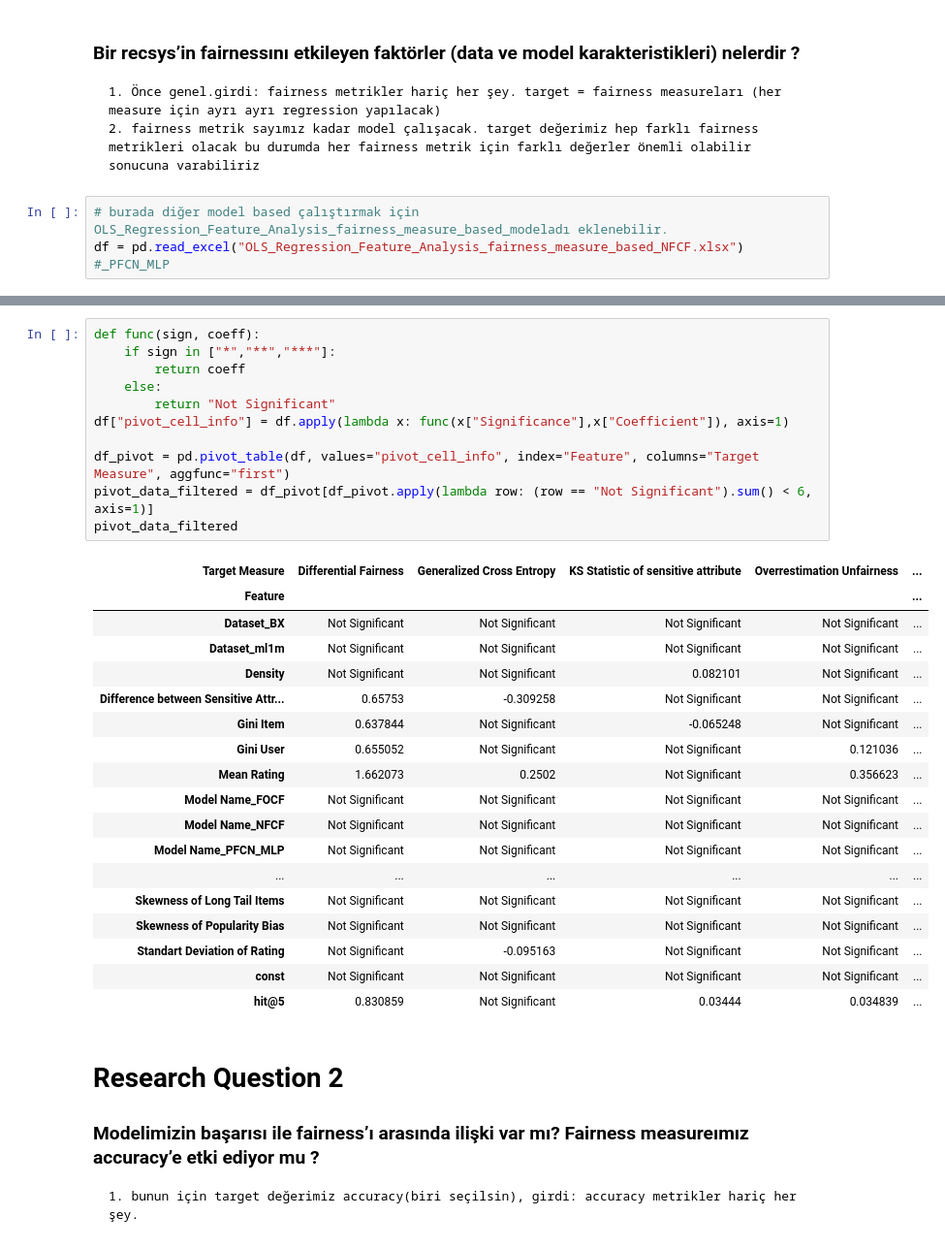
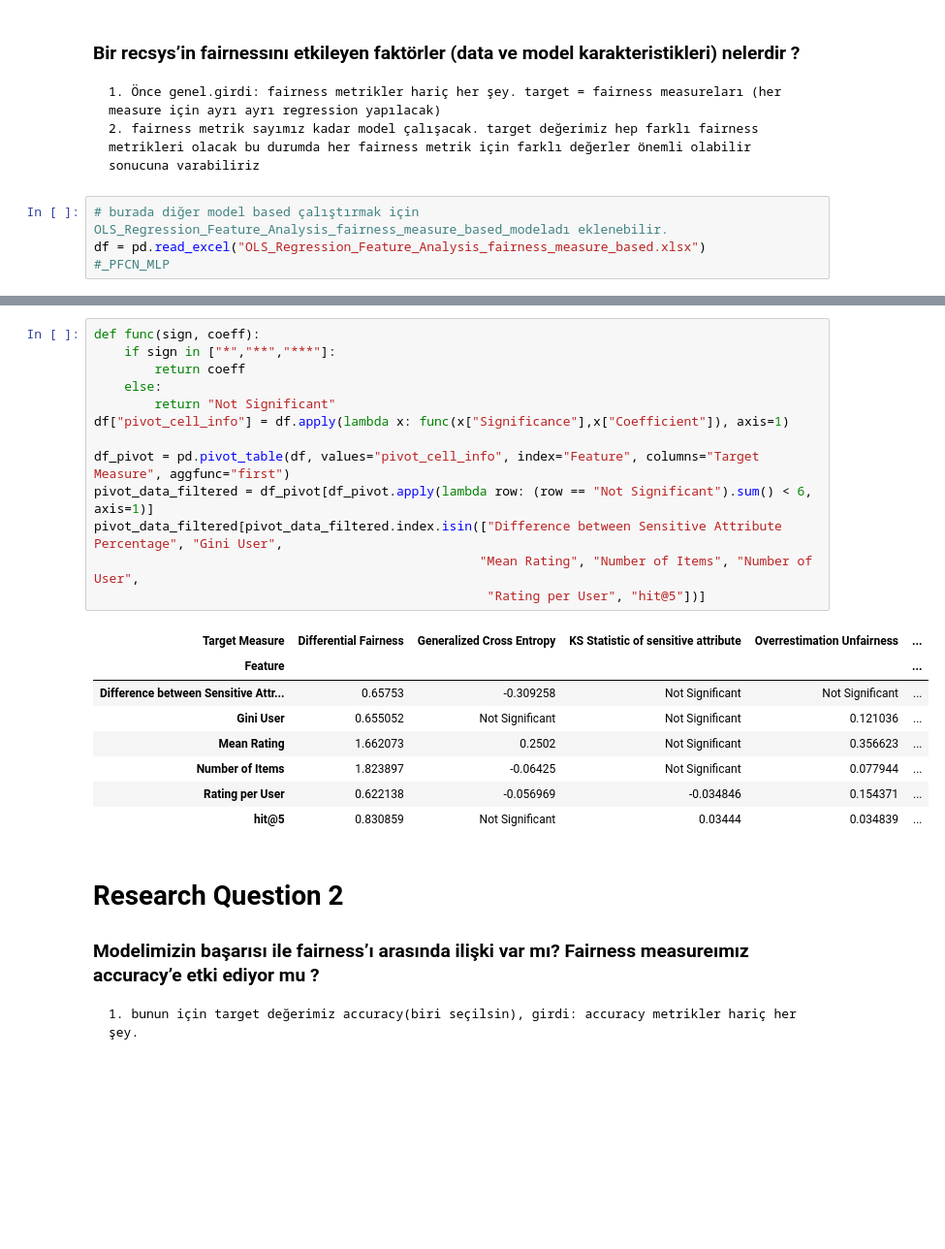
Before and after one commit to ITU-ILAP/RecBole-FairRec-Comparison-Tool, a Jupyter notebook: evaluation/regression_analysis.ipynb, the cells around one changed output, grey strips where cells are left out. Shown at 97% size. Saved outputs shown, nothing was run; the diff lists cells and outputs as text; blank space fills up the shorter version.

```diff
--- a/evaluation/regression_analysis.ipynb
+++ b/evaluation/regression_analysis.ipynb
@@ -44,5 +41,5 @@ df_regression
     2. fairness metrik sayımız kadar model çalışacak. target değerimiz hep farklı fairness metrikleri olacak bu durumda her fairness metrik için farklı değerler önemli olabilir sonucuna varabiliriz
 # %%
 # burada diğer model based çalıştırmak için OLS_Regression_Feature_Analysis_fairness_measure_based_modeladı eklenebilir.
-df = pd.read_excel("OLS_Regression_Feature_Analysis_fairness_measure_based_NFCF.xlsx")
+df = pd.read_excel("OLS_Regression_Feature_Analysis_fairness_measure_based.xlsx")
 #_PFCN_MLP
@@ -133,32 +130,24 @@ importance_analysis_with_significance
 # %%
 def func(sign, coeff):
     if sign in ["*","**","***"]:
         return coeff
     else:
         return "Not Significant"
 df["pivot_cell_info"] = df.apply(lambda x: func(x["Significance"],x["Coefficient"]), axis=1)
 
 df_pivot = pd.pivot_table(df, values="pivot_cell_info", index="Feature", columns="Target Measure", aggfunc="first")
 pivot_data_filtered = df_pivot[df_pivot.apply(lambda row: (row == "Not Significant").sum() < 6, axis=1)]
-pivot_data_filtered
+pivot_data_filtered[pivot_data_filtered.index.isin(["Difference between Sensitive Attribute Percentage", "Gini User",
+                                                   "Mean Rating", "Number of Items", "Number of User",
+                                                    "Rating per User", "hit@5"])]
 # %% [output]
 | Target Measure | Differential Fairness | Generalized Cross Entropy | KS Statistic of sensitive attribute | Overrestimation Unfairness | ... |
 | Feature |  |  |  |  | ... |
-| Dataset_BX | Not Significant | Not Significant | Not Significant | Not Significant | ... |
-| Dataset_ml1m | Not Significant | Not Significant | Not Significant | Not Significant | ... |
-| Density | Not Significant | Not Significant | 0.082101 | Not Significant | ... |
 | Difference between Sensitive Attr... | 0.65753 | -0.309258 | Not Significant | Not Significant | ... |
-| Gini Item | 0.637844 | Not Significant | -0.065248 | Not Significant | ... |
 | Gini User | 0.655052 | Not Significant | Not Significant | 0.121036 | ... |
 | Mean Rating | 1.662073 | 0.2502 | Not Significant | 0.356623 | ... |
-| Model Name_FOCF | Not Significant | Not Significant | Not Significant | Not Significant | ... |
-| Model Name_NFCF | Not Significant | Not Significant | Not Significant | Not Significant | ... |
-| Model Name_PFCN_MLP | Not Significant | Not Significant | Not Significant | Not Significant | ... |
-| ... | ... | ... | ... | ... | ... |
-| Skewness of Long Tail Items | Not Significant | Not Significant | Not Significant | Not Significant | ... |
-| Skewness of Popularity Bias | Not Significant | Not Significant | Not Significant | Not Significant | ... |
-| Standart Deviation of Rating | Not Significant | -0.095163 | Not Significant | Not Significant | ... |
-| const | Not Significant | Not Significant | Not Significant | Not Significant | ... |
+| Number of Items | 1.823897 | -0.06425 | Not Significant | 0.077944 | ... |
+| Rating per User | 0.622138 | -0.056969 | -0.034846 | 0.154371 | ... |
 | hit@5 | 0.830859 | Not Significant | 0.03444 | 0.034839 | ... |
 # %% [markdown]
 # Research Question 2
```
Also changed, not shown: parts of 7 cells of this notebook, 16 other files.
